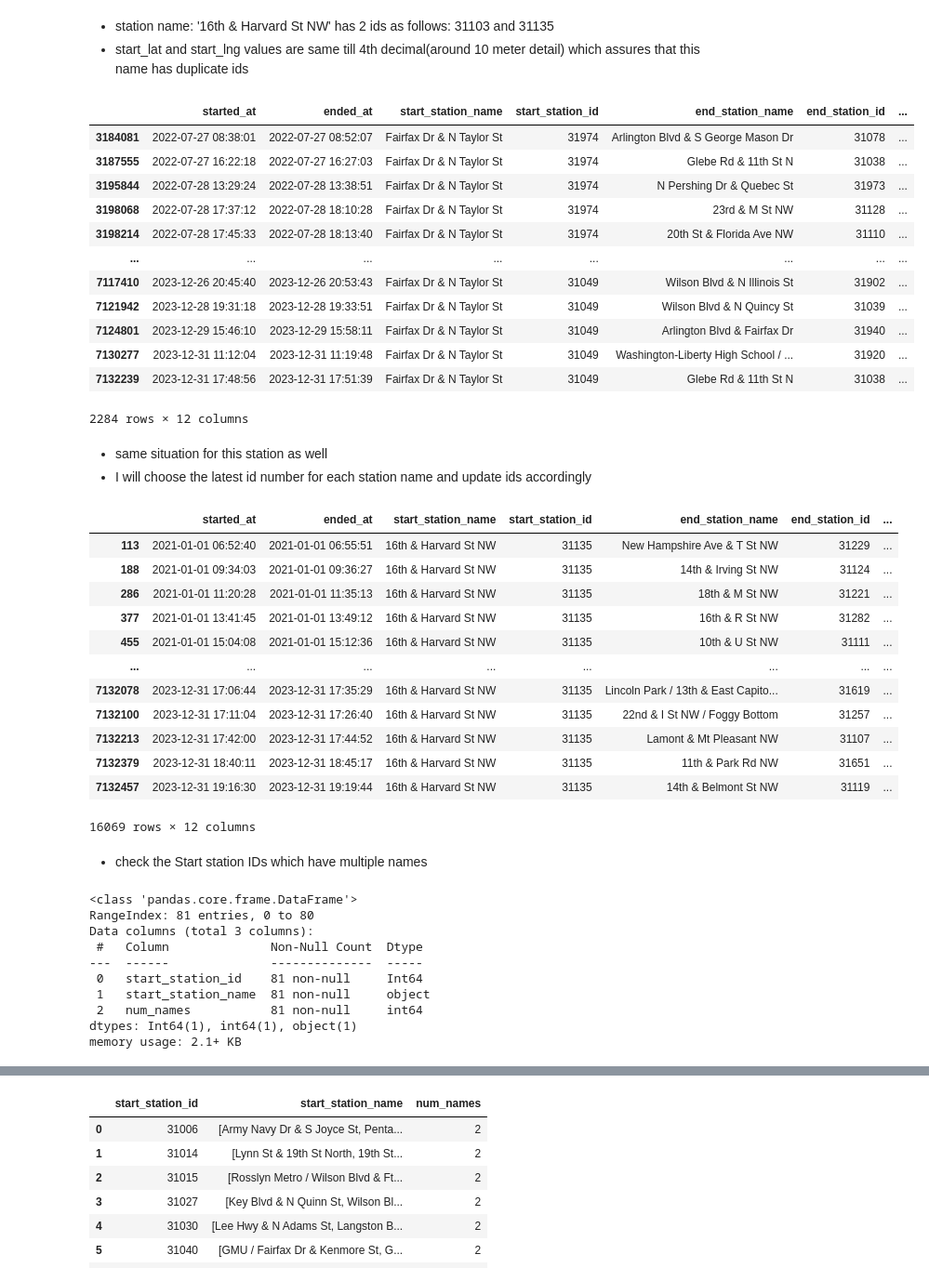
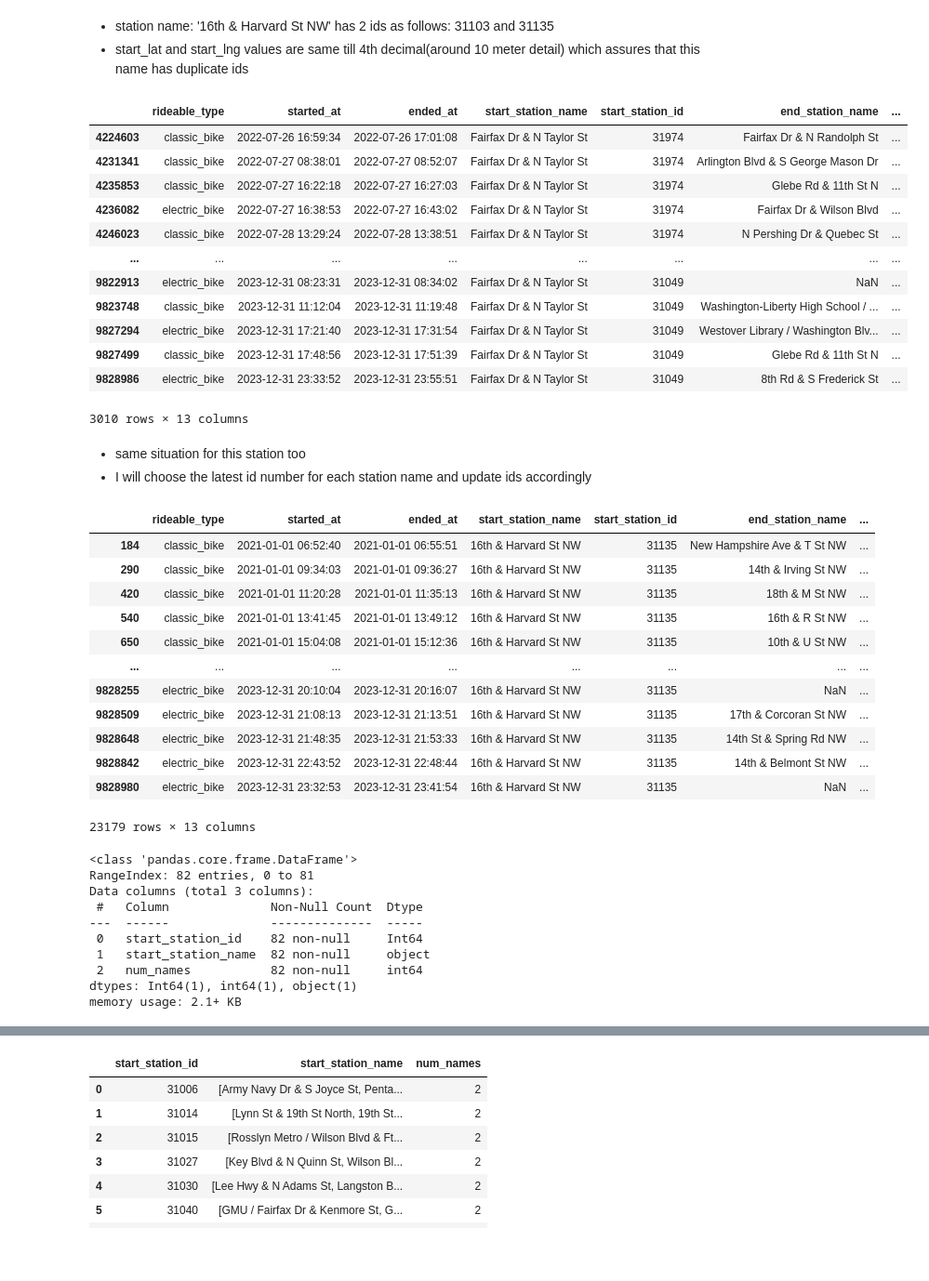
Before and after one commit to airsahin/Bike-Demand-Analysis, a Jupyter notebook: capital_bike_share.ipynb, the cells around one changed output, grey strips where cells are left out. Shown: that part at 93% size. Saved outputs shown, nothing was run; the diff lists cells and outputs as text; code cells hidden in the pictures; blank space fills up the shorter version.

```diff
--- a/capital_bike_share.ipynb
+++ b/capital_bike_share.ipynb
@@ -876,0 +398,3 @@ df_classic[df_classic['start_station_name'] == '16th & Harvard St NW']
+# %%
+df_rides = df_rides[df_rides['trip_duration'] > 0].reset_index(drop=True)
+df_rides.tail()
@@ -876,0 +420,3 @@ df_classic[df_classic['start_station_name'] == '16th & Harvard St NW']
+# %%
+p1 = df_rides['trip_duration'].quantile(0.01)
+p1
@@ -876,0 +425,3 @@ df_classic[df_classic['start_station_name'] == '16th & Harvard St NW']
+# %%
+p99 = df_rides['trip_duration'].quantile(0.99)
+p99
@@ -876,0 +432,3 @@ df_classic[df_classic['start_station_name'] == '16th & Harvard St NW']
+# %%
+df_rides = df_rides[(df_rides['trip_duration'] >= p1) & (df_rides['trip_duration'] <= p99)].reset_index(drop=True)
+df_rides.head()
@@ -878,22 +622,22 @@ df_classic[df_classic['start_station_name'] == '16th & Harvard St NW']
 * station name: '16th & Harvard St NW' has 2 ids as follows: 31103 and 31135
 * start_lat	and start_lng values are same till 4th decimal(around 10 meter detail) which assures that this name has duplicate ids
 # %%
-df_classic[df_classic['start_station_name'] == 'Fairfax Dr & N Taylor St']
+df_rides[df_rides['start_station_name'] == 'Fairfax Dr & N Taylor St']
 # %% [output]
-|  | started_at | ended_at | start_station_name | start_station_id | end_station_name | end_station_id | ... |
-| 3184081 | 2022-07-27 08:38:01 | 2022-07-27 08:52:07 | Fairfax Dr & N Taylor St | 31974 | Arlington Blvd & S George Mason Dr | 31078 | ... |
-| 3187555 | 2022-07-27 16:22:18 | 2022-07-27 16:27:03 | Fairfax Dr & N Taylor St | 31974 | Glebe Rd & 11th St N | 31038 | ... |
-| 3195844 | 2022-07-28 13:29:24 | 2022-07-28 13:38:51 | Fairfax Dr & N Taylor St | 31974 | N Pershing Dr & Quebec St | 31973 | ... |
-| 3198068 | 2022-07-28 17:37:12 | 2022-07-28 18:10:28 | Fairfax Dr & N Taylor St | 31974 | 23rd & M St NW | 31128 | ... |
-| 3198214 | 2022-07-28 17:45:33 | 2022-07-28 18:13:40 | Fairfax Dr & N Taylor St | 31974 | 20th St & Florida Ave NW | 31110 | ... |
+|  | rideable_type | started_at | ended_at | start_station_name | start_station_id | end_station_name | ... |
+| 4224603 | classic_bike | 2022-07-26 16:59:34 | 2022-07-26 17:01:08 | Fairfax Dr & N Taylor St | 31974 | Fairfax Dr & N Randolph St | ... |
+| 4231341 | classic_bike | 2022-07-27 08:38:01 | 2022-07-27 08:52:07 | Fairfax Dr & N Taylor St | 31974 | Arlington Blvd & S George Mason Dr | ... |
+| 4235853 | classic_bike | 2022-07-27 16:22:18 | 2022-07-27 16:27:03 | Fairfax Dr & N Taylor St | 31974 | Glebe Rd & 11th St N | ... |
+| 4236082 | electric_bike | 2022-07-27 16:38:53 | 2022-07-27 16:43:02 | Fairfax Dr & N Taylor St | 31974 | Fairfax Dr & Wilson Blvd | ... |
+| 4246023 | classic_bike | 2022-07-28 13:29:24 | 2022-07-28 13:38:51 | Fairfax Dr & N Taylor St | 31974 | N Pershing Dr & Quebec St | ... |
 | ... | ... | ... | ... | ... | ... | ... | ... |
-| 7117410 | 2023-12-26 20:45:40 | 2023-12-26 20:53:43 | Fairfax Dr & N Taylor St | 31049 | Wilson Blvd & N Illinois St | 31902 | ... |
-| 7121942 | 2023-12-28 19:31:18 | 2023-12-28 19:33:51 | Fairfax Dr & N Taylor St | 31049 | Wilson Blvd & N Quincy St | 31039 | ... |
-| 7124801 | 2023-12-29 15:46:10 | 2023-12-29 15:58:11 | Fairfax Dr & N Taylor St | 31049 | Arlington Blvd & Fairfax Dr | 31940 | ... |
-| 7130277 | 2023-12-31 11:12:04 | 2023-12-31 11:19:48 | Fairfax Dr & N Taylor St | 31049 | Washington-Liberty High School / ... | 31920 | ... |
-| 7132239 | 2023-12-31 17:48:56 | 2023-12-31 17:51:39 | Fairfax Dr & N Taylor St | 31049 | Glebe Rd & 11th St N | 31038 | ... |
+| 9822913 | electric_bike | 2023-12-31 08:23:31 | 2023-12-31 08:34:02 | Fairfax Dr & N Taylor St | 31049 | NaN | ... |
+| 9823748 | classic_bike | 2023-12-31 11:12:04 | 2023-12-31 11:19:48 | Fairfax Dr & N Taylor St | 31049 | Washington-Liberty High School / ... | ... |
+| 9827294 | electric_bike | 2023-12-31 17:21:40 | 2023-12-31 17:31:54 | Fairfax Dr & N Taylor St | 31049 | Westover Library / Washington Blv... | ... |
+| 9827499 | classic_bike | 2023-12-31 17:48:56 | 2023-12-31 17:51:39 | Fairfax Dr & N Taylor St | 31049 | Glebe Rd & 11th St N | ... |
+| 9828986 | electric_bike | 2023-12-31 23:33:52 | 2023-12-31 23:55:51 | Fairfax Dr & N Taylor St | 31049 | 8th Rd & S Frederick St | ... |
-2284 rows × 12 columns
+3010 rows × 13 columns
 # %% [markdown]
-* same situation for this station as well
+* same situation for this station too
 * I will choose the latest id number for each station name and update ids accordingly
 # %%
@@ -904,24 +647,23 @@ df_classic.loc[df_classic['start_station_name'] == 'Randle Circle & Minnesota Av
 # %%
-df_classic[df_classic['start_station_name'] == '16th & Harvard St NW']
+df_rides[df_rides['start_station_name'] == '16th & Harvard St NW']
 # %% [output]
-|  | started_at | ended_at | start_station_name | start_station_id | end_station_name | end_station_id | ... |
-| 113 | 2021-01-01 06:52:40 | 2021-01-01 06:55:51 | 16th & Harvard St NW | 31135 | New Hampshire Ave & T St NW | 31229 | ... |
-| 188 | 2021-01-01 09:34:03 | 2021-01-01 09:36:27 | 16th & Harvard St NW | 31135 | 14th & Irving St NW | 31124 | ... |
-| 286 | 2021-01-01 11:20:28 | 2021-01-01 11:35:13 | 16th & Harvard St NW | 31135 | 18th & M St NW | 31221 | ... |
-| 377 | 2021-01-01 13:41:45 | 2021-01-01 13:49:12 | 16th & Harvard St NW | 31135 | 16th & R St NW | 31282 | ... |
-| 455 | 2021-01-01 15:04:08 | 2021-01-01 15:12:36 | 16th & Harvard St NW | 31135 | 10th & U St NW | 31111 | ... |
+|  | rideable_type | started_at | ended_at | start_station_name | start_station_id | end_station_name | ... |
+| 184 | classic_bike | 2021-01-01 06:52:40 | 2021-01-01 06:55:51 | 16th & Harvard St NW | 31135 | New Hampshire Ave & T St NW | ... |
+| 290 | classic_bike | 2021-01-01 09:34:03 | 2021-01-01 09:36:27 | 16th & Harvard St NW | 31135 | 14th & Irving St NW | ... |
+| 420 | classic_bike | 2021-01-01 11:20:28 | 2021-01-01 11:35:13 | 16th & Harvard St NW | 31135 | 18th & M St NW | ... |
+| 540 | classic_bike | 2021-01-01 13:41:45 | 2021-01-01 13:49:12 | 16th & Harvard St NW | 31135 | 16th & R St NW | ... |
+| 650 | classic_bike | 2021-01-01 15:04:08 | 2021-01-01 15:12:36 | 16th & Harvard St NW | 31135 | 10th & U St NW | ... |
 | ... | ... | ... | ... | ... | ... | ... | ... |
-| 7132078 | 2023-12-31 17:06:44 | 2023-12-31 17:35:29 | 16th & Harvard St NW | 31135 | Lincoln Park / 13th & East Capito... | 31619 | ... |
-| 7132100 | 2023-12-31 17:11:04 | 2023-12-31 17:26:40 | 16th & Harvard St NW | 31135 | 22nd & I St NW / Foggy Bottom | 31257 | ... |
-| 7132213 | 2023-12-31 17:42:00 | 2023-12-31 17:44:52 | 16th & Harvard St NW | 31135 | Lamont & Mt Pleasant NW | 31107 | ... |
-| 7132379 | 2023-12-31 18:40:11 | 2023-12-31 18:45:17 | 16th & Harvard St NW | 31135 | 11th & Park Rd NW | 31651 | ... |
-| 7132457 | 2023-12-31 19:16:30 | 2023-12-31 19:19:44 | 16th & Harvard St NW | 31135 | 14th & Belmont St NW | 31119 | ... |
+| 9828255 | electric_bike | 2023-12-31 20:10:04 | 2023-12-31 20:16:07 | 16th & Harvard St NW | 31135 | NaN | ... |
+| 9828509 | electric_bike | 2023-12-31 21:08:13 | 2023-12-31 21:13:51 | 16th & Harvard St NW | 31135 | 17th & Corcoran St NW | ... |
+| 9828648 | electric_bike | 2023-12-31 21:48:35 | 2023-12-31 21:53:33 | 16th & Harvard St NW | 31135 | 14th St & Spring Rd NW | ... |
+| 9828842 | electric_bike | 2023-12-31 22:43:52 | 2023-12-31 22:48:44 | 16th & Harvard St NW | 31135 | 14th & Belmont St NW | ... |
+| 9828980 | electric_bike | 2023-12-31 23:32:53 | 2023-12-31 23:41:54 | 16th & Harvard St NW | 31135 | NaN | ... |
-16069 rows × 12 columns
+23179 rows × 13 columns
-# %% [markdown]
-* check the Start station IDs which have multiple names
 # %%
+# check the Start station IDs which have multiple names
 # group by 'start_station_id' and get the unique 'start_station_name' for each ID
-station_names = df_classic.groupby('start_station_id')['start_station_name'].unique().reset_index()
+station_names = df_rides.groupby('start_station_id')['start_station_name'].unique().reset_index()
 
 # ddd a new column to count the number of unique station names for each station ID
 station_names['num_names'] = station_names['start_station_name'].apply(len)
@@ -932,12 +674,12 @@ ids_with_multiple_names = station_names[station_names['num_names'] > 1].reset_in
 ids_with_multiple_names.info()
 # %% [output]
 <class 'pandas.core.frame.DataFrame'>
-RangeIndex: 81 entries, 0 to 80
+RangeIndex: 82 entries, 0 to 81
 Data columns (total 3 columns):
  #   Column              Non-Null Count  Dtype
 ---  ------              --------------  -----
- 0   start_station_id    81 non-null     Int64
- 1   start_station_name  81 non-null     object
- 2   num_names           81 non-null     int64
+ 0   start_station_id    82 non-null     Int64
+ 1   start_station_name  82 non-null     object
+ 2   num_names           82 non-null     int64
 dtypes: Int64(1), int64(1), object(1)
 memory usage: 2.1+ KB
```
Also changed, not shown: parts of 209 cells of this notebook, 1 other file.
